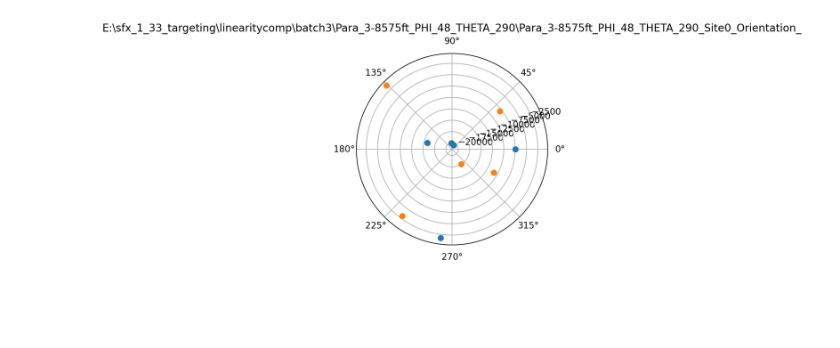
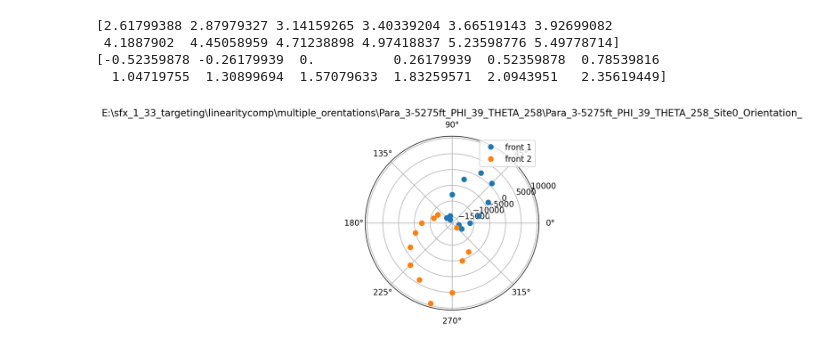
Before and after one commit to Bjorn-jo/sfxcodes, a Jupyter notebook: readingikic.ipynb, the cells around one changed output. Cells and saved outputs as stored; diff of their text form; code cells hidden in the pictures; blank space fills up the shorter version.

```diff
--- a/readingikic.ipynb
+++ b/readingikic.ipynb
@@ -4,9 +4,11 @@ import pandas as pd
 import numpy as np
 import matplotlib.pyplot as plt
 
-filenamepart = "E:\\sfx_1_33_targeting\\linearitycomp\\batch3\\Para_3-8575ft_PHI_48_THETA_290\\Para_3-8575ft_PHI_48_THETA_290_Site0_Orientation_"
+filenamepart = "E:\\sfx_1_33_targeting\\linearitycomp\\multiple_orentations\\Para_3-5275ft_PHI_39_THETA_258\\Para_3-5275ft_PHI_39_THETA_258_Site0_Orientation_"
 front1max,front2max= [],[]
-for i in range(5):
+#for i in range(5):
+for i in range(12):
+
     k_diff_array,k_diff_array2,=[],[]
     filename = filenamepart + str(i) + ".ikic"
     file = open(filename , "r")
@@ -38,34 +40,45 @@ for i in range(5):
     #if k_diff_array2 != []:
     #    print(k_diff_array2)
 #print(front1max)
 #for lk in range(len(front1max)):
 #    if front1max[lk] < 0:
 #        front1max[lk] = -abs(front1max[lk])
 
 if front2max != []:
     #for lk in range(len(front2max)):
     #    if front2max[lk] < 0:
     #        front2max[lk] = -abs(front2max[lk])
-    theta=[ -36 , 0 , 36 , 72 , 108 ]
-    theta2=[ -36 +180, 0+180 , 36+180 , 72+180 , 108+180 ]
+    #theta=[ 324, 0 , 36 , 72 , 108 ]
+    theta = [ -30., -15., 0., 15., 30., 45., 60., 75., 90., 105., 120., 135. ]
+    theta = np.deg2rad(theta)
+    #theta2=[ -36 +180, 0+180 , 36+180 , 72+180 , 108+180 ]
+    theta2 = [ -30.+180, -15.+180, 0.+180, 15.+180, 30.+180, 45.+180, 60.+180, 75.+180, 90.+180, 105.+180, 120.+180, 135.+180]
+    theta2 = np.deg2rad(theta2)
     fig = plt.figure(dpi=200)
     ax = fig.add_subplot(projection='polar')
     plt.title(filenamepart)
     plt.polar(theta,front1max,marker='o',linestyle = 'None')
     plt.polar(theta2,front2max,marker='o',linestyle = 'None')
-
+    plt.legend(['front 1','front 2'])
+    print(theta2)
+    print(theta)
 else:
     theta = np.deg2rad([60*(-1+2*i/float(5-1)) for i in range(5)])
     fig = plt.figure(dpi=200)
 
     ax = fig.add_subplot(projection='polar')
     plt.title(filenamepart)
     plt.polar(theta,front1max,marker='o',linestyle = 'None')
+    plt.legend(['front 1'])
     plt.plot()
 
     # have to do some stuff with pattern or [] to get it to find the correct entry. maybe lists? idk
 
     #InitiationToughnessFile.write(str(keq) + ',' + str(K1c_MTS) + ',' + str(K1c_MSS)
     #                                   + ',' + str(K1c_Final) + ',' + str(K_MTS) + ',' + str(K_MSS) +',' + str(K_Dominant) + ',' + str(K_diff) + '\n')  #### see if this works-bjorn
 # %% [output]
+[2.61799388 2.87979327 3.14159265 3.40339204 3.66519143 3.92699082
+ 4.1887902  4.45058959 4.71238898 4.97418837 5.23598776 5.49778714]
+[-0.52359878 -0.26179939  0.          0.26179939  0.52359878  0.78539816
+  1.04719755  1.30899694  1.57079633  1.83259571  2.0943951   2.35619449]
-[figure, old version]
+[figure, new version]
```
Also changed, not shown: 1 other file.
